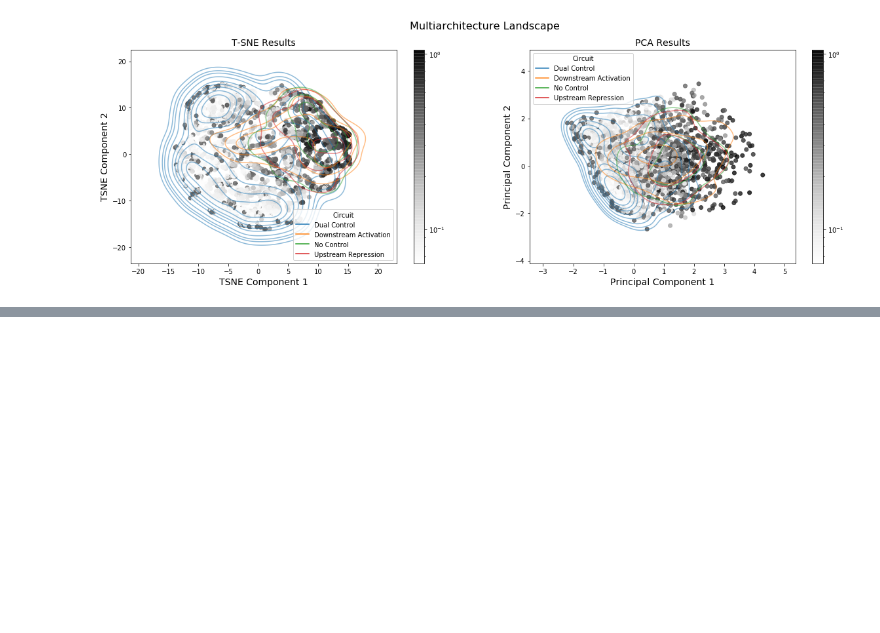
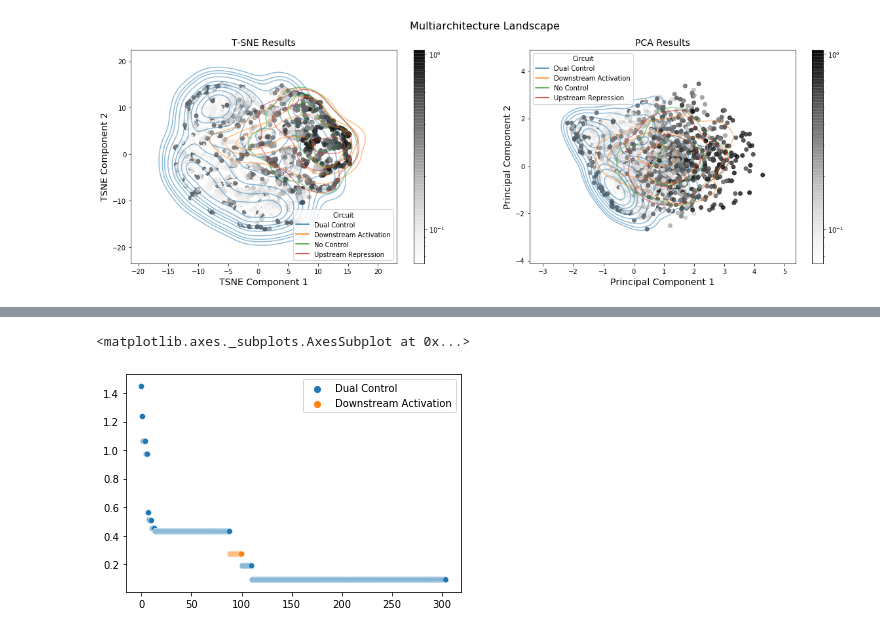
Before and after one commit to cjmerzbacher/msc-thesis, a Jupyter notebook: gp_opt/generate_architecture_hyperopt.ipynb, the cells around one changed output, grey strips where cells are left out. Saved outputs shown, nothing was run; the diff lists cells and outputs as text; code cells hidden in the pictures; blank space fills up the shorter version.

```diff
--- a/gp_opt/generate_architecture_hyperopt.ipynb
+++ b/gp_opt/generate_architecture_hyperopt.ipynb
@@ -275,0 +393,17 @@ def name_converter(A):
+# %%
+evals = pd.read_csv('300_restricted_multiarch.csv')
+best_loss = 1000
+best_circuit = 'Initial'
+best_losses = []
+best_losses_circuits = []
+for i in range(len(evals)):
+    if evals.loss[i] < best_loss:
+        best_loss = evals.loss[i]
+        best_circuit = evals.Circuit[i]
+    best_losses.append(best_loss)
+    best_losses_circuits.append(best_circuit)
+
+sns.scatterplot(range(len(evals)), best_losses, hue=best_losses_circuits)
+# %% [output]
+<matplotlib.axes._subplots.AxesSubplot at 0x...>
+[figure, added]
```
Also changed, not shown: parts of 12 cells of this notebook, 10 other files.
